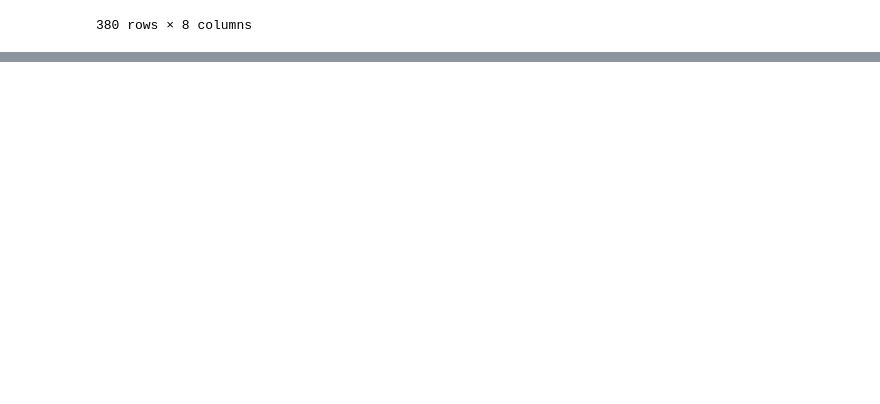
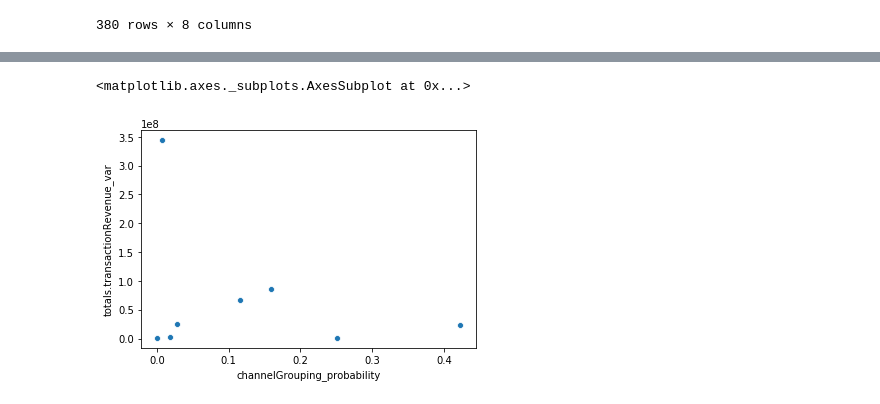
Before and after one commit to Pavan-Sangha/Kaggle-Google-Analytics-Customer-Revenue, a Jupyter notebook: feature_analysis_2.ipynb, the cells around one changed output, grey strips where cells are left out. Cells and saved outputs as stored; diff of their text form; code cells hidden in the pictures; blank space fills up the shorter version.

```diff
--- a/feature_analysis_2.ipynb
+++ b/feature_analysis_2.ipynb
@@ -767,0 +867,7 @@ trafficSource_source_summary
+# %%
+x = channelGrouping_summary['channelGrouping_probability']
+y = channelGrouping_summary['totals.transactionRevenue_var']
+sns.scatterplot(x,y)
+# %% [output]
+<matplotlib.axes._subplots.AxesSubplot at 0x...>
+[figure, added]
```
Also changed, not shown: parts of 26 cells of this notebook.
